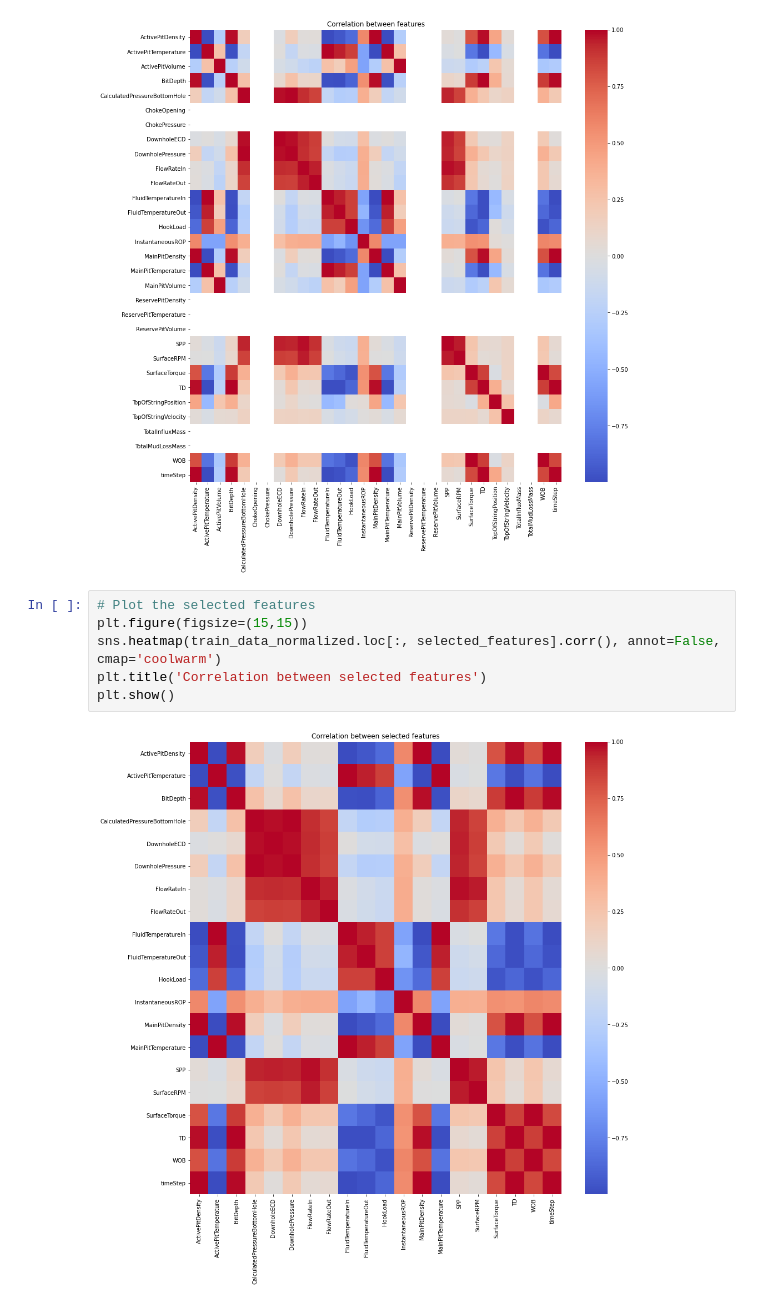
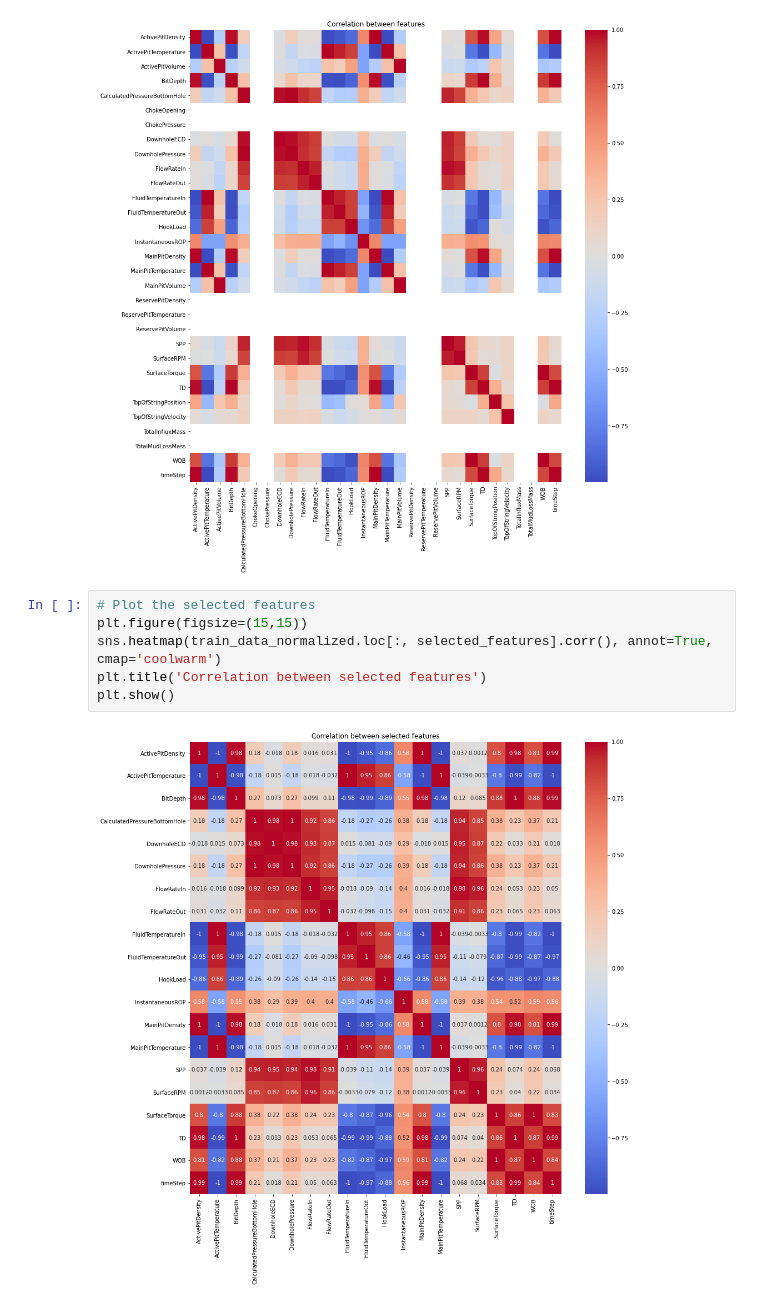
Before and after one commit to Axelj00/Drillbotics, a Jupyter notebook: feature_selection_tool.ipynb, the cells around one changed output. Cells and saved outputs as stored; diff of their text form.

```diff
--- a/feature_selection_tool.ipynb
+++ b/feature_selection_tool.ipynb
@@ -67,10 +67,10 @@ selected_features = corr_target[corr_target >= corr_threshold].index.tolist()
 # %%
 # Plot the selected features
 plt.figure(figsize=(15,15))
-sns.heatmap(train_data_normalized.loc[:, selected_features].corr(), annot=False, cmap='coolwarm')
+sns.heatmap(train_data_normalized.loc[:, selected_features].corr(), annot=True, cmap='coolwarm')
 plt.title('Correlation between selected features')
 plt.show()
 # %% [output]
-[figure, old version]
+[figure, new version]
 # %%
 # Store the selected features, fit rows and create the tags list
```
Also changed, not shown: parts of 4 cells of this notebook, 5 other files.
